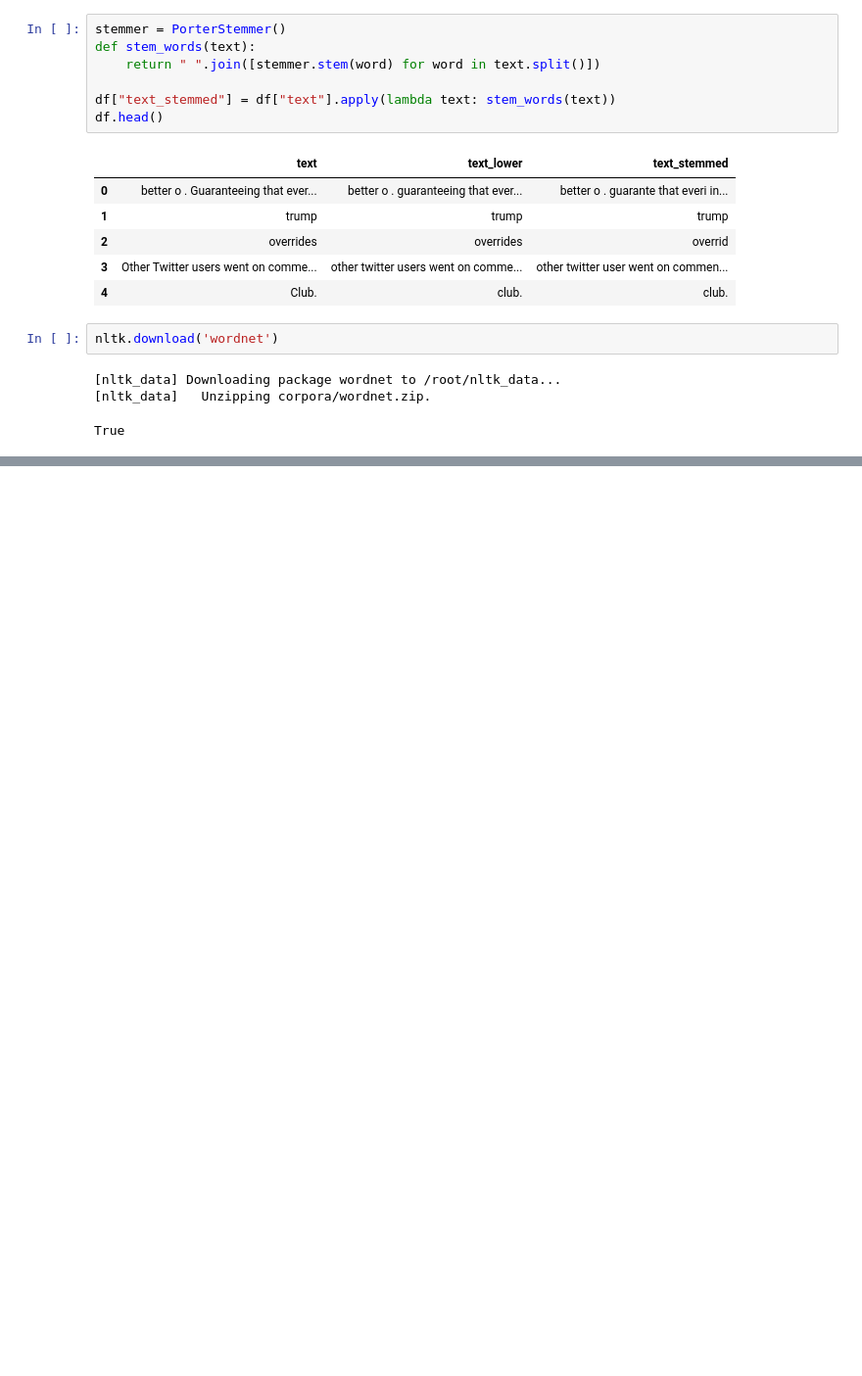
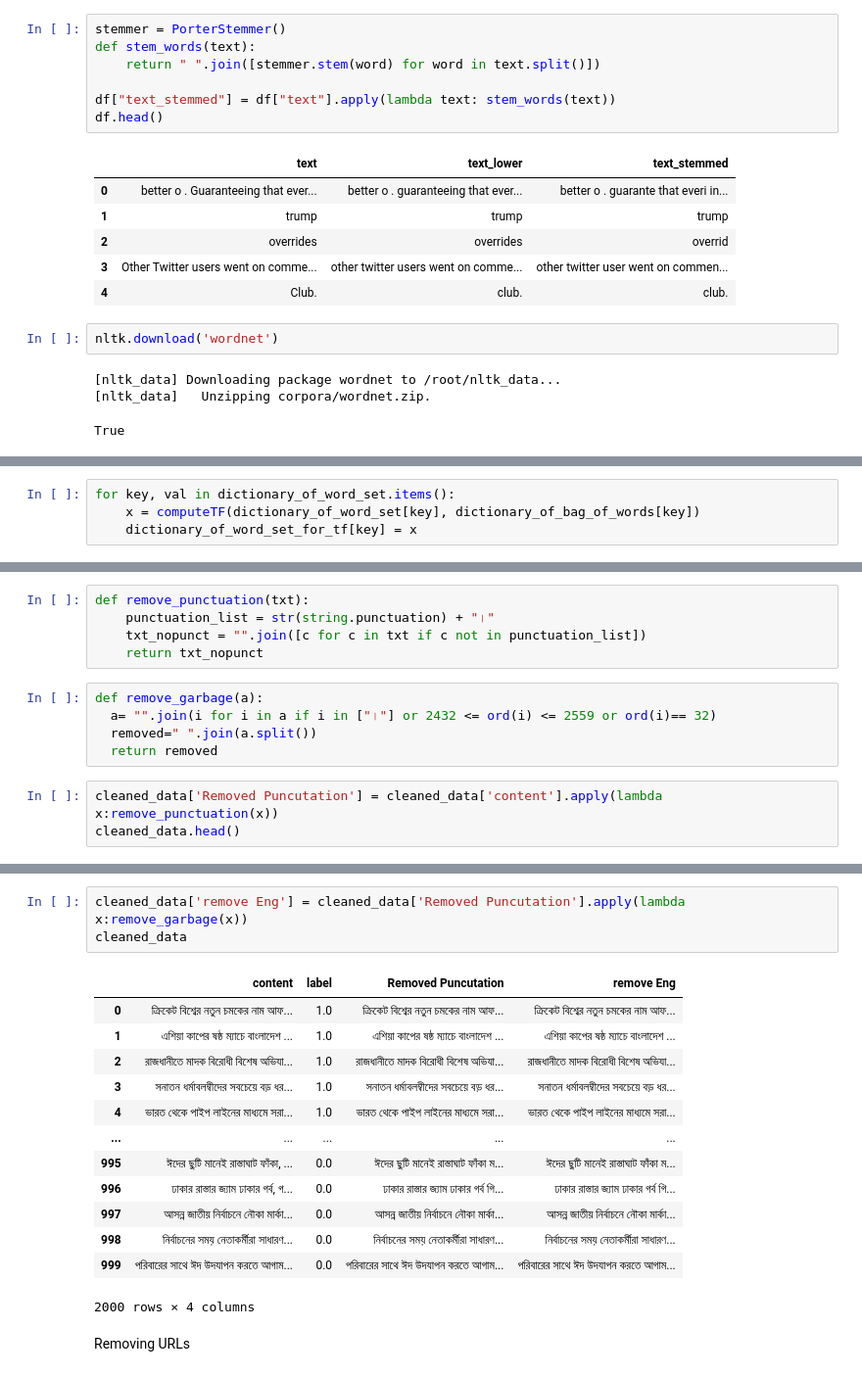
Before and after one commit to bravoeight98/language_Preprocesseing, a Jupyter notebook: corpus_training_en.ipynb, the cells around one changed output, grey strips where cells are left out. Shown at 98% size. Cells and saved outputs as stored; diff of their text form; blank space fills up the shorter version.

```diff
--- a/corpus_training_en.ipynb
+++ b/corpus_training_en.ipynb
@@ -329,0 +446,4 @@ df.head()
+# %%
+for key, val in dictionary_of_word_set.items():
+    x = computeTF(dictionary_of_word_set[key], dictionary_of_bag_of_words[key])
+    dictionary_of_word_set_for_tf[key] = x
@@ -329,0 +483,13 @@ df.head()
+# %%
+def remove_punctuation(txt):
+    punctuation_list = str(string.punctuation) + "।"
+    txt_nopunct = "".join([c for c in txt if c not in punctuation_list])
+    return txt_nopunct
+# %%
+def remove_garbage(a):
+  a= "".join(i for i in a if i in ["।"] or 2432 <= ord(i) <= 2559 or ord(i)== 32)
+  removed=" ".join(a.split())
+  return removed
+# %%
+cleaned_data['Removed Puncutation'] = cleaned_data['content'].apply(lambda x:remove_punctuation(x))
+cleaned_data.head()
@@ -329,0 +503,19 @@ df.head()
+# %%
+cleaned_data['remove Eng'] = cleaned_data['Removed Puncutation'].apply(lambda x:remove_garbage(x))
+cleaned_data
+# %% [output]
+|  | content | label | Removed Puncutation | remove Eng |
+| 0 | ক্রিকেট বিশ্বের নতুন চমকের নাম আফ... | 1.0 | ক্রিকেট বিশ্বের নতুন চমকের নাম আফ... | ক্রিকেট বিশ্বের নতুন চমকের নাম আফ... |
+| 1 | এশিয়া কাপের ষষ্ঠ ম্যাচে বাংলাদেশ ... | 1.0 | এশিয়া কাপের ষষ্ঠ ম্যাচে বাংলাদেশ ... | এশিয়া কাপের ষষ্ঠ ম্যাচে বাংলাদেশ ... |
+| 2 | রাজধানীতে মাদক বিরোধী বিশেষ অভিযা... | 1.0 | রাজধানীতে মাদক বিরোধী বিশেষ অভিযা... | রাজধানীতে মাদক বিরোধী বিশেষ অভিযা... |
+| 3 | সনাতন ধর্মাবলম্বীদের সবচেয়ে বড় ধর... | 1.0 | সনাতন ধর্মাবলম্বীদের সবচেয়ে বড় ধর... | সনাতন ধর্মাবলম্বীদের সবচেয়ে বড় ধর... |
+| 4 | ভারত থেকে পাইপ লাইনের মাধ্যমে সরা... | 1.0 | ভারত থেকে পাইপ লাইনের মাধ্যমে সরা... | ভারত থেকে পাইপ লাইনের মাধ্যমে সরা... |
+| ... | ... | ... | ... | ... |
+| 995 | ঈদের ছুটি মানেই রাস্তাঘাট ফাঁকা, ... | 0.0 | ঈদের ছুটি মানেই রাস্তাঘাট ফাঁকা ম... | ঈদের ছুটি মানেই রাস্তাঘাট ফাঁকা ম... |
+| 996 | ঢাকার রাস্তার জ্যাম ঢাকার গর্ব, গ... | 0.0 | ঢাকার রাস্তার জ্যাম ঢাকার গর্ব গি... | ঢাকার রাস্তার জ্যাম ঢাকার গর্ব গি... |
+| 997 | আসন্ন জাতীয় নির্বাচনে নৌকা মার্কা... | 0.0 | আসন্ন জাতীয় নির্বাচনে নৌকা মার্কা... | আসন্ন জাতীয় নির্বাচনে নৌকা মার্কা... |
+| 998 | নির্বাচনের সময় নেতাকর্মীরা সাধারণ... | 0.0 | নির্বাচনের সময় নেতাকর্মীরা সাধারণ... | নির্বাচনের সময় নেতাকর্মীরা সাধারণ... |
+| 999 | পরিবারের সাথে ঈদ উদযাপন করতে আগাম... | 0.0 | পরিবারের সাথে ঈদ উদযাপন করতে আগাম... | পরিবারের সাথে ঈদ উদযাপন করতে আগাম... |
+2000 rows × 4 columns
+# %% [markdown]
+Removing URLs
```
Also changed, not shown: parts of 37 cells of this notebook.
